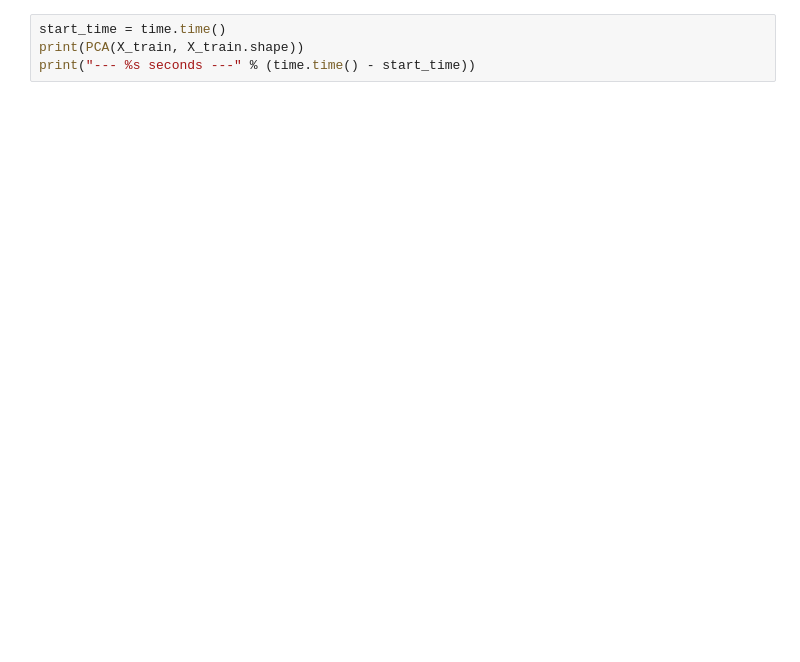
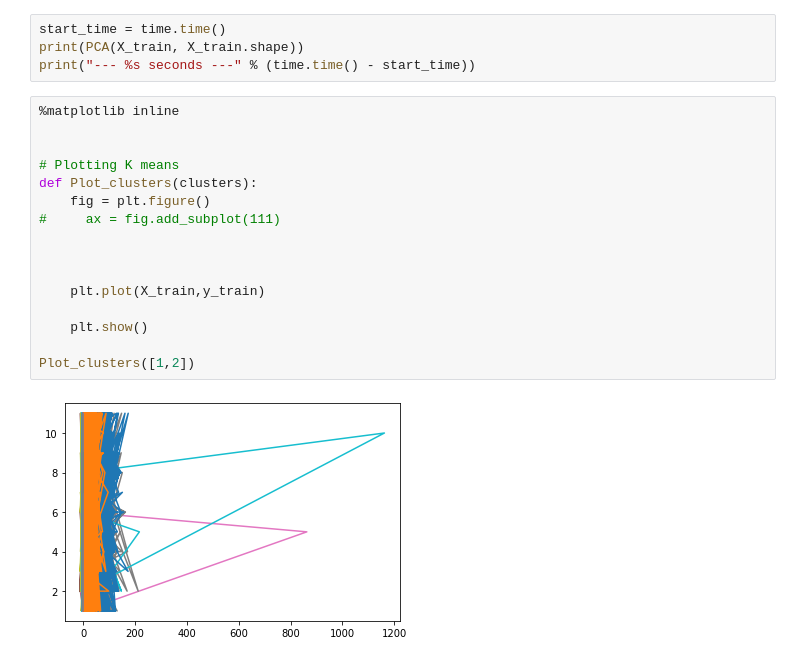
Before and after one commit to skrantidatta/DIC-Predictive-Analysis, a Jupyter notebook: DIC.ipynb, the cells around one changed output. Cells and saved outputs as stored; diff of their text form; blank space fills up the shorter version.

```diff
--- a/DIC.ipynb
+++ b/DIC.ipynb
@@ -233,3 +321,21 @@ z
 start_time = time.time()
 print(PCA(X_train, X_train.shape))
 print("--- %s seconds ---" % (time.time() - start_time))
+# %%
+%matplotlib inline
+
+
+# Plotting K means
+def Plot_clusters(clusters):
+    fig = plt.figure()
+#     ax = fig.add_subplot(111)
+
+
+
+    plt.plot(X_train,y_train)
+
+    plt.show()
+
+Plot_clusters([1,2])
+# %% [output]
+[figure, added]
```
Also changed, not shown: parts of 18 cells of this notebook.
